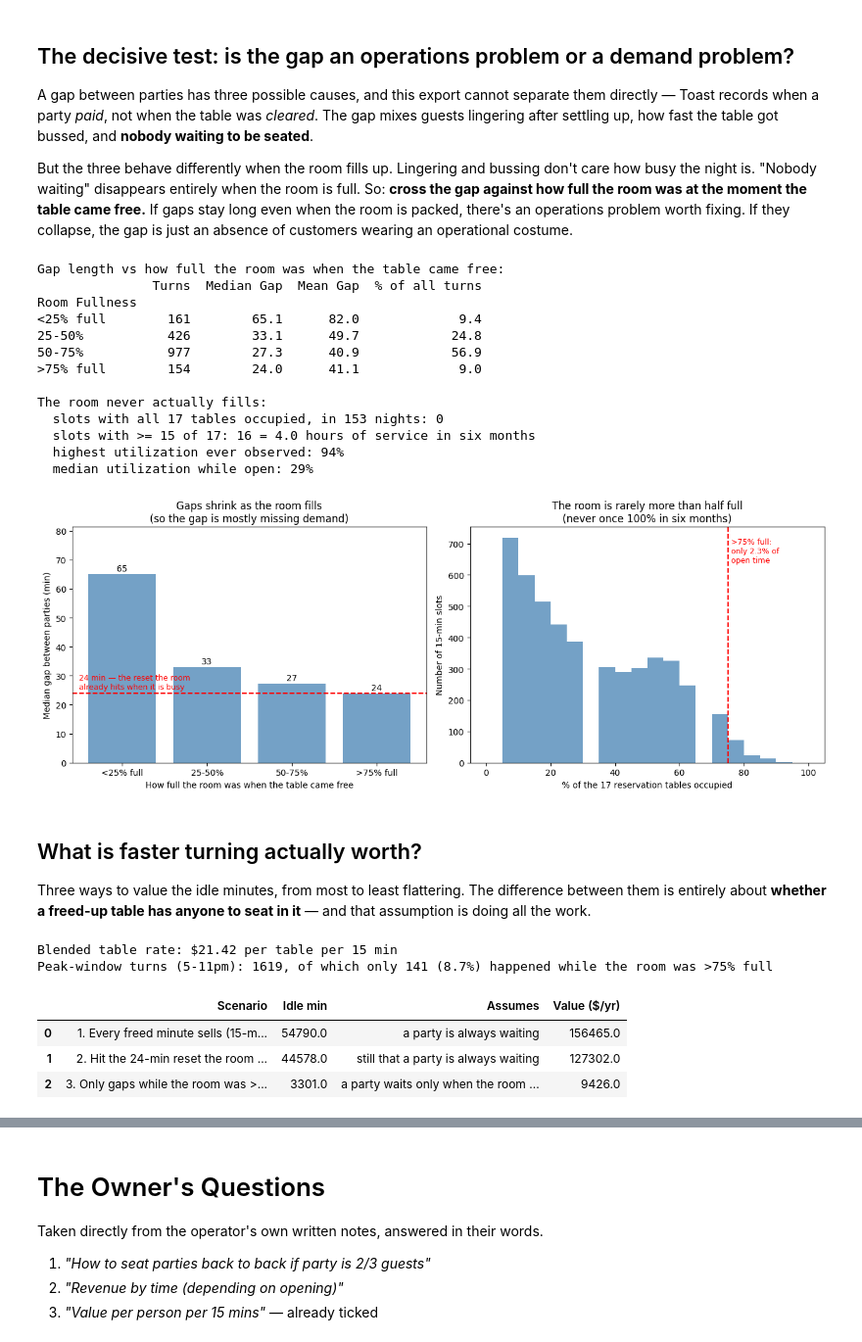
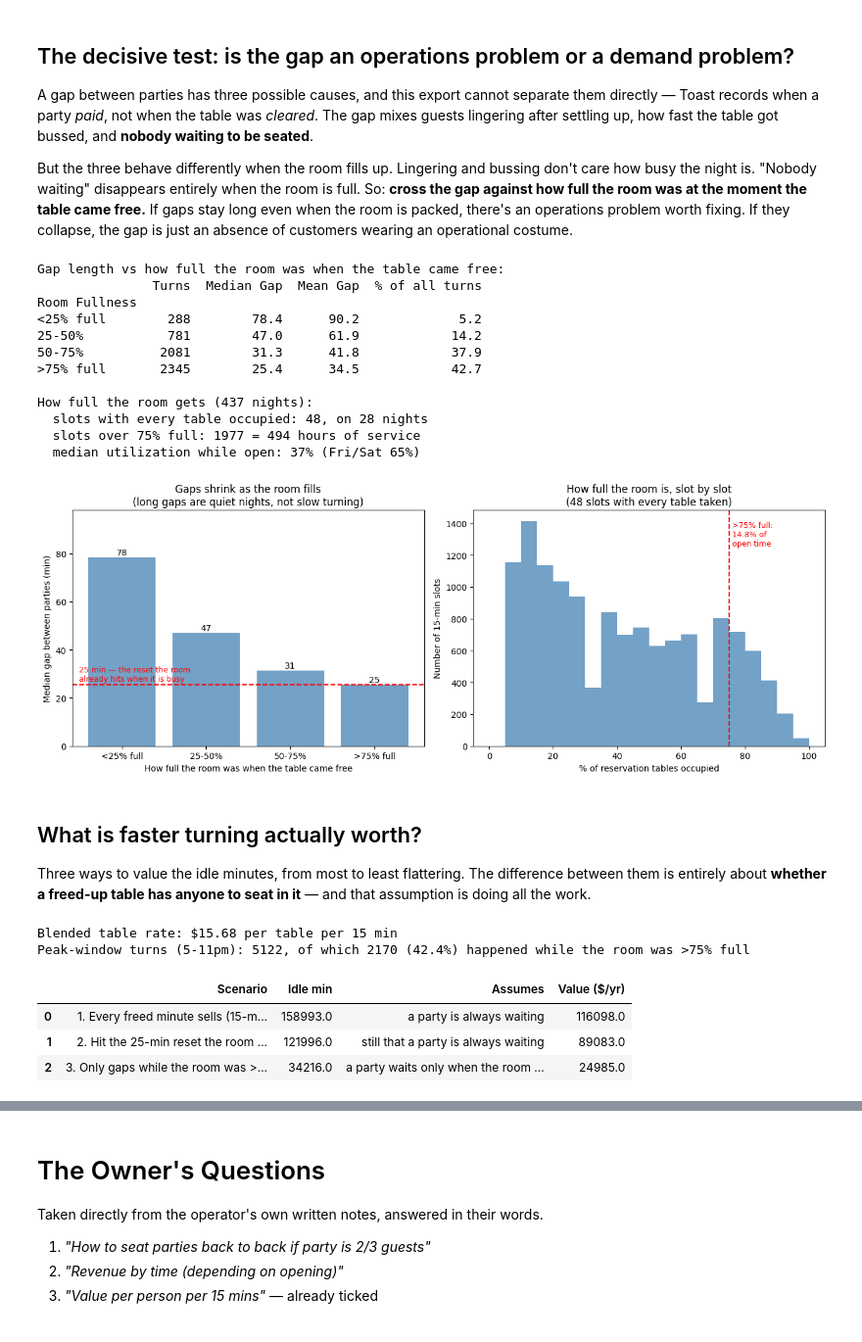
Before and after one commit to shaneap/artemis, a Jupyter notebook: legacy/analysis.ipynb, the cells around one changed output, grey strips where cells are left out. Shown at 98% size. Drawn from its saved outputs; the diff is of its cells as text; code cells hidden in the pictures.

```diff
--- a/legacy/analysis.ipynb
+++ b/legacy/analysis.ipynb
@@ -688,7 +695,8 @@ But the three behave differently when the room fills up. Lingering and bussing d
 room = (occ[occ['Section'].isin(artemis.RESERVATION_SECTIONS)]
           .groupby(['Service_Date', 'Slot'])['Table'].nunique()
           .rename('Tables_Occupied').reset_index())
-room['Room %'] = 100 * room['Tables_Occupied'] / NT
+room['Floor'] = artemis.reservation_table_count(room['Service_Date'])   # dated: E4/E5 until Nov 2025
+room['Room %'] = 100 * room['Tables_Occupied'] / room['Floor']
 
 # Attach the room's fullness at the moment each table came free.
 gaps['Slot'] = ((gaps['Paid_DT'] - gaps['Service_Date']).dt.total_seconds() / 60 // 15).astype(int)
@@ -704,71 +712,74 @@ by_fullness['% of all turns'] = (100 * by_fullness['Turns'] / by_fullness['Turns
 print('Gap length vs how full the room was when the table came free:')
 print(by_fullness.round(1).to_string())
 
-print(f'\nThe room never actually fills:')
-print(f"  slots with all {NT} tables occupied, in {NIGHTS} nights: {(room['Tables_Occupied'] == NT).sum()}")
-print(f"  slots with >= 15 of {NT}: {(room['Tables_Occupied'] >= 15).sum()}"
-      f" = {(room['Tables_Occupied'] >= 15).sum() * 15 / 60:.1f} hours of service in six months")
-print(f"  highest utilization ever observed: {room['Room %'].max():.0f}%")
-print(f"  median utilization while open: {room['Room %'].median():.0f}%")
+full = room[room['Tables_Occupied'] == room['Floor']]
+weekend = room[room['Service_Date'].dt.day_name().isin(['Friday', 'Saturday'])]
+print(f'\nHow full the room gets ({NIGHTS} nights):')
+print(f"  slots with every table occupied: {len(full)}, on {full['Service_Date'].nunique()} nights")
+print(f"  slots over 75% full: {(room['Room %'] > 75).sum()}"
+      f" = {(room['Room %'] > 75).sum() * 15 / 60:.0f} hours of service")
+print(f"  median utilization while open: {room['Room %'].median():.0f}% (Fri/Sat {weekend['Room %'].median():.0f}%)")
 # %% [output]
 Gap length vs how full the room was when the table came free:
                Turns  Median Gap  Mean Gap  % of all turns
 Room Fullness
-<25% full        161        65.1      82.0             9.4
-25-50%           426        33.1      49.7            24.8
-50-75%           977        27.3      40.9            56.9
->75% full        154        24.0      41.1             9.0
+<25% full        288        78.4      90.2             5.2
+25-50%           781        47.0      61.9            14.2
+50-75%          2081        31.3      41.8            37.9
+>75% full       2345        25.4      34.5            42.7
 
-The room never actually fills:
-  slots with all 17 tables occupied, in 153 nights: 0
-  slots with >= 15 of 17: 16 = 4.0 hours of service in six months
-  highest utilization ever observed: 94%
-  median utilization while open: 29%
+How full the room gets (437 nights):
+  slots with every table occupied: 48, on 28 nights
+  slots over 75% full: 1977 = 494 hours of service
+  median utilization while open: 37% (Fri/Sat 65%)
 # %%
 fig, (ax1, ax2) = plt.subplots(1, 2, figsize=(13, 5))
 
-# Left: the decisive test. Gaps collapse as the room fills -- so most of the gap is absence of
+# Left: the decisive test. Gaps shrink as the room fills -- so on quiet nights the gap is absence of
 # demand, not slow turning. The dashed line is the floor the room already achieves when busy.
 bands = by_fullness.index.astype(str)
 ax1.bar(bands, by_fullness['Median Gap'], color='steelblue', alpha=0.75)
 ACHIEVABLE_RESET = by_fullness.loc['>75% full', 'Median Gap']
 ax1.axhline(ACHIEVABLE_RESET, color='red', linestyle='--', linewidth=1.5)
 ax1.text(0.02, ACHIEVABLE_RESET + 1.5, f'{ACHIEVABLE_RESET:.0f} min — the reset the room\nalready hits when it is busy',
          color='red', fontsize=9, transform=ax1.get_yaxis_transform())
 for i, v in enumerate(by_fullness['Median Gap']):
     ax1.text(i, v + 1, f'{v:.0f}', ha='center', fontsize=10)
 ax1.set_ylabel('Median gap between parties (min)')
 ax1.set_xlabel('How full the room was when the table came free')
-ax1.set_title('Gaps shrink as the room fills\n(so the gap is mostly missing demand)')
+ax1.set_title('Gaps shrink as the room fills\n(long gaps are quiet nights, not slow turning)')
 ax1.set_ylim(0, by_fullness['Median Gap'].max() * 1.25)
 
-# Right: how often the room is anywhere near full. This is why the left chart's rightmost bar
-# barely matters -- the bar almost never operates there.
+# Right: how often the room is anywhere near full -- the time the left chart's rightmost bar applies to.
 ax2.hist(room['Room %'], bins=np.arange(0, 101, 5), color='steelblue', alpha=0.75)
 ax2.axvline(75, color='red', linestyle='--', linewidth=1.5)
-ax2.text(76, ax2.get_ylim()[1] * 0.85, f'>75% full:\nonly {100 * (room["Room %"] > 75).mean():.1f}% of\nopen time',
+ax2.text(76, ax2.get_ylim()[1] * 0.85, f'>75% full:\n{100 * (room["Room %"] > 75).mean():.1f}% of\nopen time',
          color='red', fontsize=9)
-ax2.set_xlabel('% of the 17 reservation tables occupied')
+ax2.set_xlabel('% of reservation tables occupied')
 ax2.set_ylabel('Number of 15-min slots')
-ax2.set_title('The room is rarely more than half full\n(never once 100% in six months)')
+ax2.set_title(f'How full the room is, slot by slot\n({len(full)} slots with every table taken)')
 
 plt.tight_layout()
 plt.show()
 # %% [output]
-[figure, old version]
+[figure, new version]
 # %% [markdown]
 ## What is faster turning actually worth?
 
 Three ways to value the idle minutes, from most to least flattering. The difference between them is entirely about **whether a freed-up table has anyone to seat in it** — and that assumption is doing all the work.
 # %%
-# Blended revenue rate for a reservation-section table, used to price idle minutes.
-blended_tpcpm = res['Amount'].sum() / (res['Duration'].sum() / 15)
-ANNUALIZE = 2.0   # the export covers ~6 months of trading, so double it for an annual figure
+# Blended revenue rate per reservation-section table, used to price idle minutes. A combined
+# party's spend is spread over every table it used.
+stays = artemis.table_stays(res)
+stays['Minutes'] = (stays['Paid_DT'] - stays['Opened_DT']).dt.total_seconds() / 60
+blended_tpcpm = res['Amount'].sum() / (stays['Minutes'].sum() / 15)
+# Annualize by the length of the data (a fixed x2 was right only for the first six-month export).
+YEARS = ((res['Service_Date'].max() - res['Service_Date'].min()).days + 1) / 365.25
 peak_gaps = gaps[gaps['Paid_Hour'].between(17, 22)]
 
 def price(idle_minutes):
     """Value idle table-minutes at the blended table rate, annualized."""
-    return idle_minutes / 15 * blended_tpcpm * ANNUALIZE
+    return idle_minutes / 15 * blended_tpcpm / YEARS
 
 scenarios = pd.DataFrame([
     {'Scenario': '1. Every freed minute sells (15-min reset target)',
@@ -786,16 +797,16 @@ scenarios['Idle min'] = scenarios['Idle min'].round(0)
 
 qualifying = (peak_gaps['Room %'] > 75).sum()
 print(f'Blended table rate: ${blended_tpcpm:.2f} per table per 15 min')
-print(f'Peak-window turns (5-11pm): {len(peak_gaps)}, of which only {qualifying} '
+print(f'Peak-window turns (5-11pm): {len(peak_gaps)}, of which {qualifying} '
       f'({100 * qualifying / len(peak_gaps):.1f}%) happened while the room was >75% full\n')
 scenarios[['Scenario', 'Idle min', 'Assumes', 'Value ($/yr)']]
 # %% [output]
-Blended table rate: $21.42 per table per 15 min
-Peak-window turns (5-11pm): 1619, of which only 141 (8.7%) happened while the room was >75% full
+Blended table rate: $15.68 per table per 15 min
+Peak-window turns (5-11pm): 5122, of which 2170 (42.4%) happened while the room was >75% full
 |  | Scenario | Idle min | Assumes | Value ($/yr) |
-| 0 | 1. Every freed minute sells (15-m... | 54790.0 | a party is always waiting | 156465.0 |
-| 1 | 2. Hit the 24-min reset the room ... | 44578.0 | still that a party is always waiting | 127302.0 |
-| 2 | 3. Only gaps while the room was >... | 3301.0 | a party waits only when the room ... | 9426.0 |
+| 0 | 1. Every freed minute sells (15-m... | 158993.0 | a party is always waiting | 116098.0 |
+| 1 | 2. Hit the 25-min reset the room ... | 121996.0 | still that a party is always waiting | 89083.0 |
+| 2 | 3. Only gaps while the room was >... | 34216.0 | a party waits only when the room ... | 24985.0 |
 # %%
 # Put turn gaps in proportion. Of all the table-time that went unsold while the doors were open,
 # how much was "table empty between two parties" versus "table never got a party at all"?
```
Also changed, not shown: parts of 38 cells of this notebook, 3 other files.
